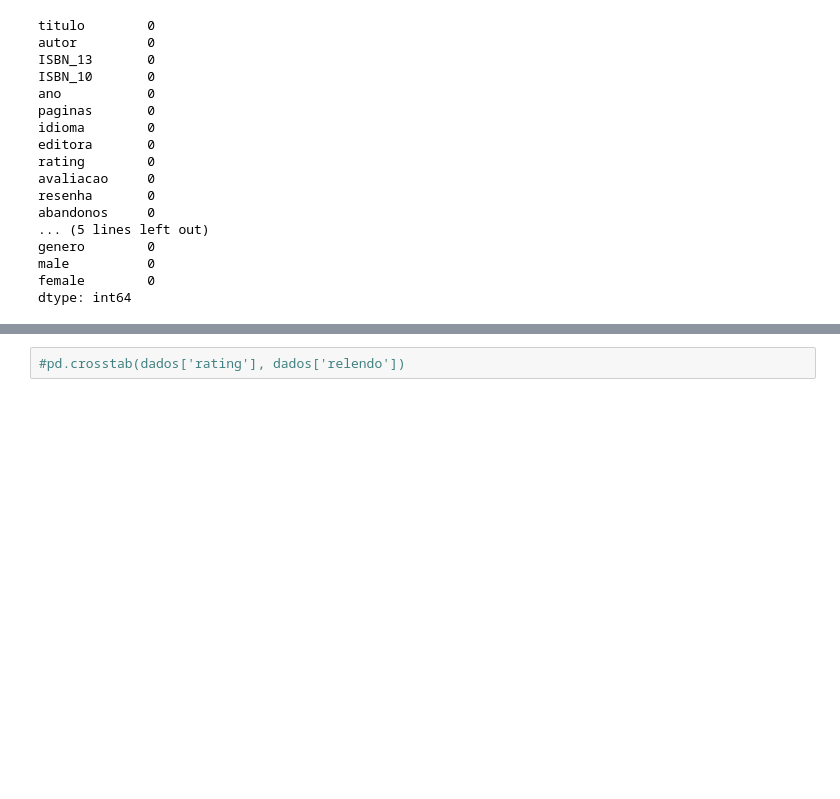
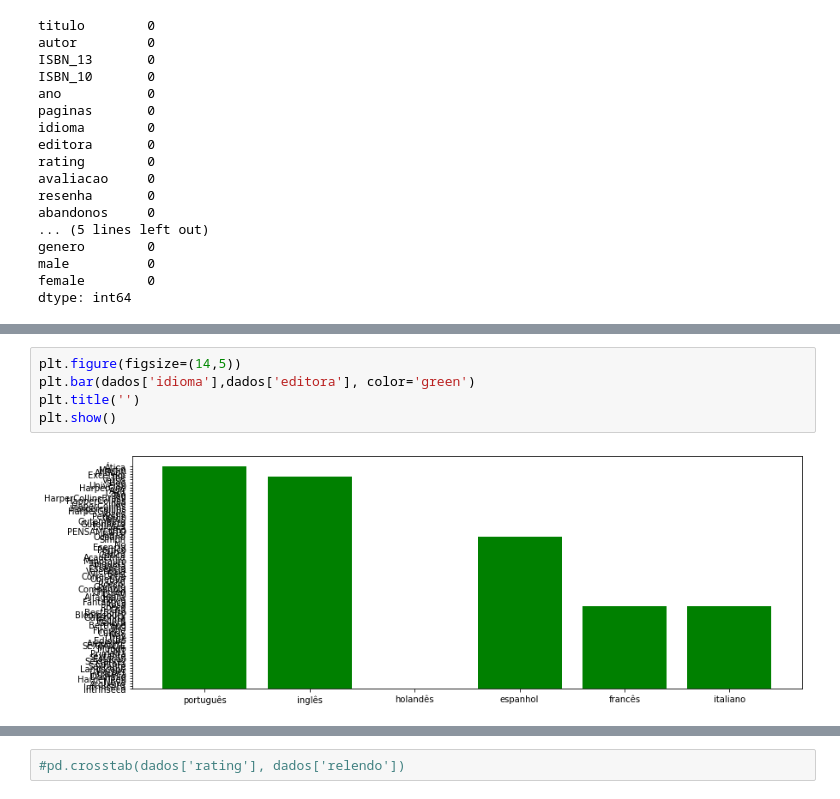
Before and after one commit to insper-classroom/22-1b-cd-p2-leandra_taina, a Jupyter notebook: Oficial.ipynb, the cells around one changed output, grey strips where cells are left out. Cells and saved outputs as stored; diff of their text form; blank space fills up the shorter version.

```diff
--- a/Oficial.ipynb
+++ b/Oficial.ipynb
@@ -102,0 +127,7 @@ plt.show()
+# %%
+plt.figure(figsize=(14,5))
+plt.bar(dados['idioma'],dados['editora'], color='green')
+plt.title('')
+plt.show()
+# %% [output]
+[figure, added]
```
Also changed, not shown: parts of 15 cells of this notebook.
